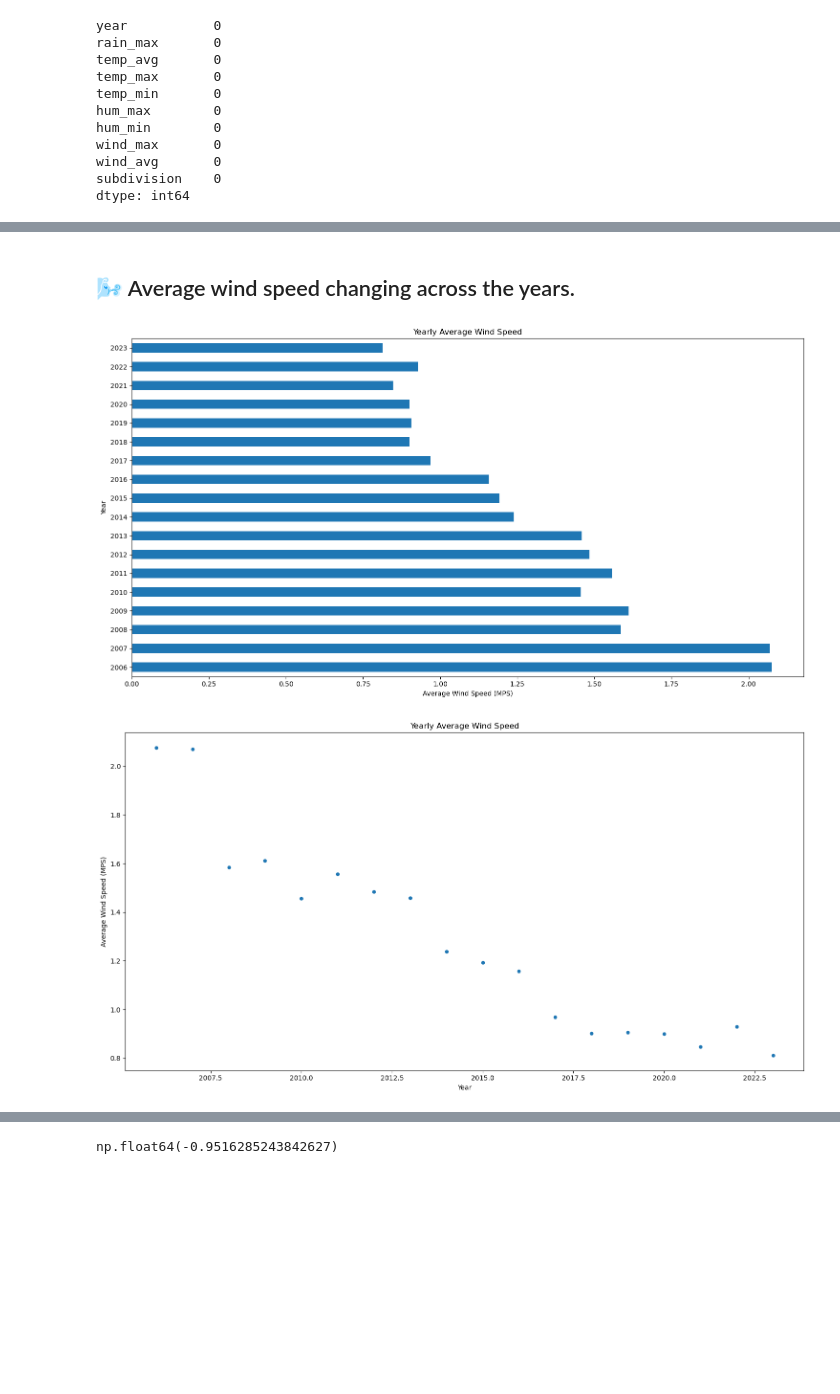
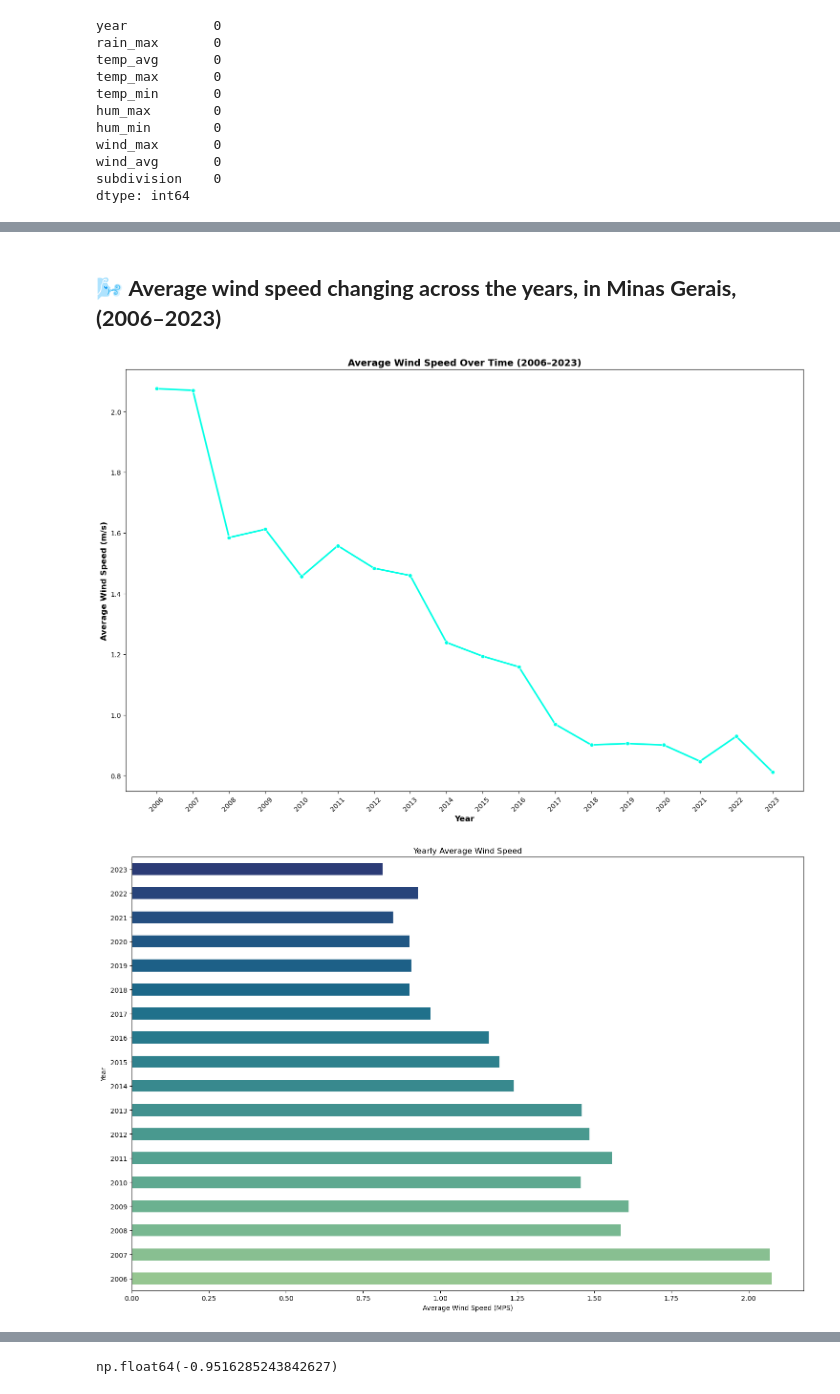
Before and after one commit to jesseniadia/Minas-Gerais-EDA, a Jupyter notebook: notebooks/explore_weather.ipynb, the cells around one changed output, grey strips where cells are left out. Drawn from its saved outputs; the diff is of its cells as text; code cells hidden in the pictures; blank space fills up the shorter version.

```diff
--- a/notebooks/explore_weather.ipynb
+++ b/notebooks/explore_weather.ipynb
@@ -271,19 +421,57 @@ plt.show()
 # %% [markdown]
-## 🌬️ Average wind speed changing across the years.
+## 🌬️ **Average wind speed changing across the years, in Minas Gerais, (2006–2023)**
-# %%
-# TODO: average wind speed Horizontal Bar Chart
-weather.groupby("year")["wind_avg"].mean().plot(kind="barh", figsize=(15,8))
-plt.xlabel("Average Wind Speed (MPS)")
-plt.ylabel("Year")
-plt.title("Yearly Average Wind Speed")
-plt.tight_layout()
-# %% [output]
-[figure, removed]
-# %%
-weather.plot.scatter(x="year", y="wind_avg", figsize=(15, 8))
-plt.xlabel("Year")
-plt.ylabel("Average Wind Speed (MPS)")
-plt.title("Yearly Average Wind Speed")
-plt.tight_layout()
-# %% [output]
-[figure, removed]
+# %%
+# TODO: average wind speed
+
+# Line Plot for Average Wind Speed Over Time
+plt.figure(figsize=(15, 10))
+sns.lineplot(
+    x="year",
+    y="wind_avg",
+    data=weather,
+    marker="o",
+    linewidth=2.5,
+    color="#00FFE5"  # neon teal
+)
+plt.title("Average Wind Speed Over Time (2006–2023)", fontsize=14, fontweight='bold')
+plt.xlabel("Year", fontsize=12, fontweight='bold')
+plt.ylabel("Average Wind Speed (m/s)", fontsize=12, fontweight='bold')
+plt.xticks(ticks=weather["year"], rotation=45)  # Show actual year values
+plt.grid(False)
+plt.tight_layout()
+plt.show()
+
+
+# Horizontal Bar Chart
+colors = sns.color_palette("crest", len(weather["year"].unique()))
+weather.groupby("year")["wind_avg"].mean().plot(
+    kind="barh",
+    figsize=(15, 10),
+    color=colors
+)
+plt.xlabel("Average Wind Speed (MPS)")
+plt.ylabel("Year")
+plt.title("Yearly Average Wind Speed")
+plt.tight_layout()
+plt.show()
+
+# Color-Mapped Scatter Plot
+plt.figure(figsize=(16.5, 8))
+plt.scatter(
+    weather["year"],
+    weather["wind_avg"],
+    c=weather["wind_avg"],
+    cmap="viridis",
+    s=120,
+    edgecolor="black"
+)
+plt.xlabel("Year")
+plt.ylabel("Average Wind Speed (MPS)")
+plt.title("Yearly Average Wind Speed")
+plt.colorbar(label="Wind Speed (MPS)")
+plt.xticks(weather["year"].unique())
+plt.tight_layout()
+plt.show()
+# %% [output]
+[figure, added]
+[figure, added]
```
Also changed, not shown: parts of 79 cells of this notebook, 2 other files.
